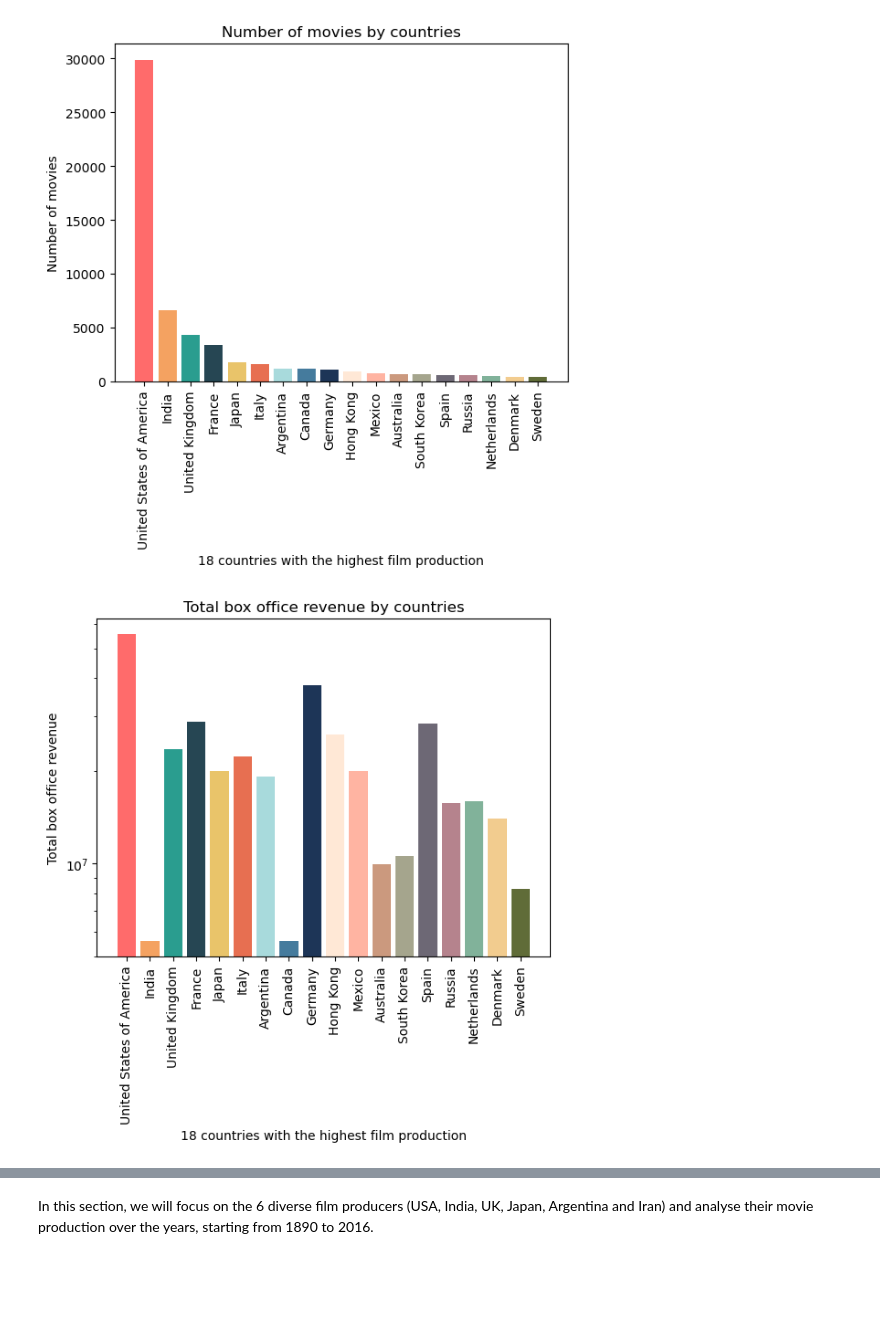
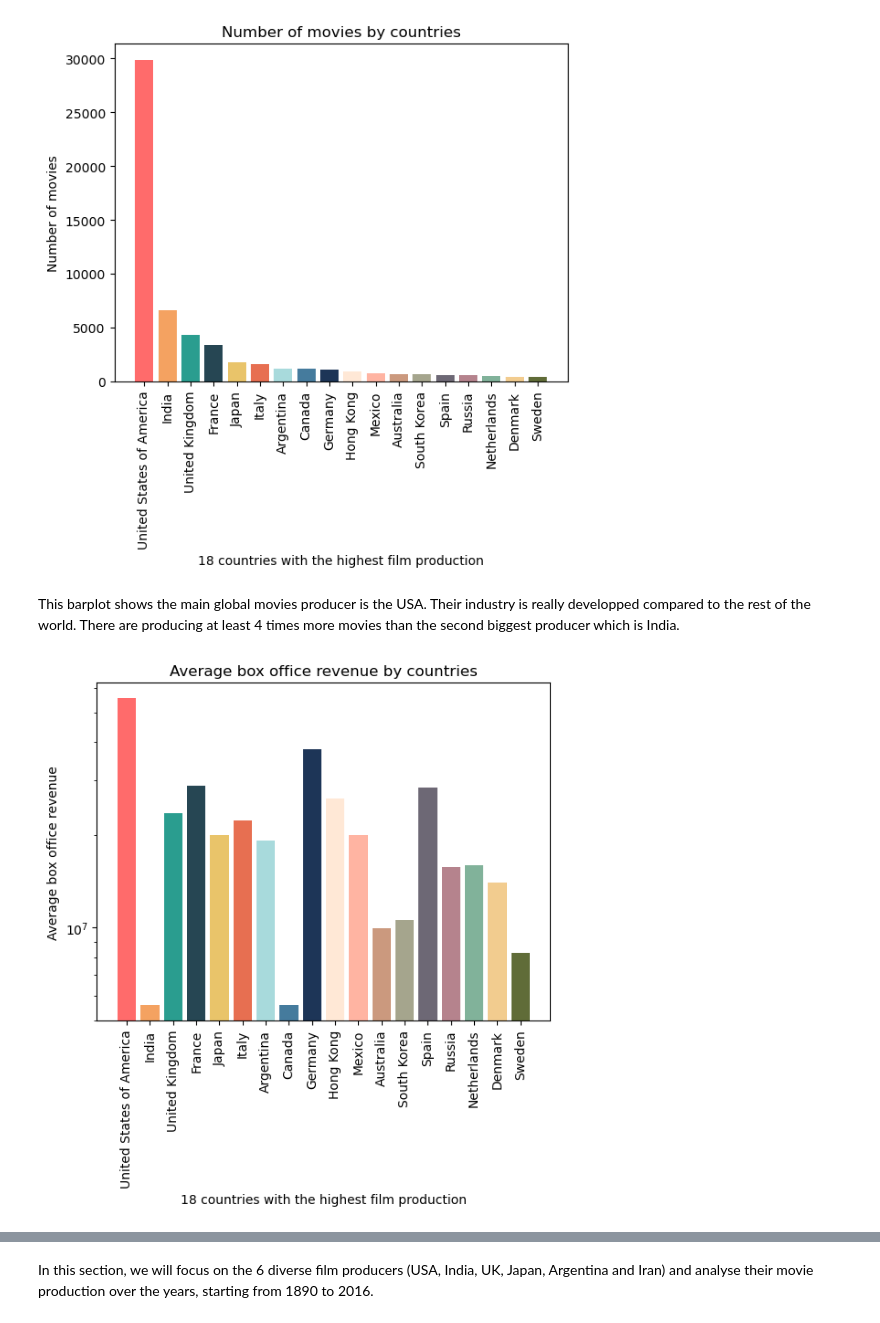
Before and after one commit to epfl-ada/ada-2024-project-4bigbrains, a Jupyter notebook: results.ipynb, the cells around one changed output, grey strips where cells are left out. Saved outputs shown, nothing was run; the diff lists cells and outputs as text; code cells hidden in the pictures; blank space fills up the shorter version.

```diff
--- a/results.ipynb
+++ b/results.ipynb
@@ -243,18 +243,20 @@ plt.title('Number of movies by countries')
 plt.show()
 # %% [output]
 [figure]
+# %% [markdown]
+This barplot shows the main global movies producer is the USA. Their industry is really developped compared to the rest of the world. There are producing at least 4 times more movies than the second biggest producer which is India.
 # %%
 countries_revenues = df_date_revenue_clean.groupby(['Movie country'])['Movie box office revenue'].mean()
 countries_revenues['Germany'] = (countries_revenues['Germany'] + countries_revenues['West Germany'])/2
 countries_revenues = countries_revenues.drop('West Germany')
 countries_revenues = countries_revenues[countries_names]
 
 plt.bar(countries_names, countries_revenues, color = colors)
 plt.yscale('log')
 plt.xticks(rotation=90)
 plt.xlabel('18 countries with the highest film production')
-plt.ylabel('Total box office revenue')
-plt.title('Total box office revenue by countries')
+plt.ylabel('Average box office revenue')
+plt.title('Average box office revenue by countries')
 plt.show()
 # %% [output]
-[figure, old version]
+[figure, new version]
```
Also changed, not shown: parts of 3 cells of this notebook.
